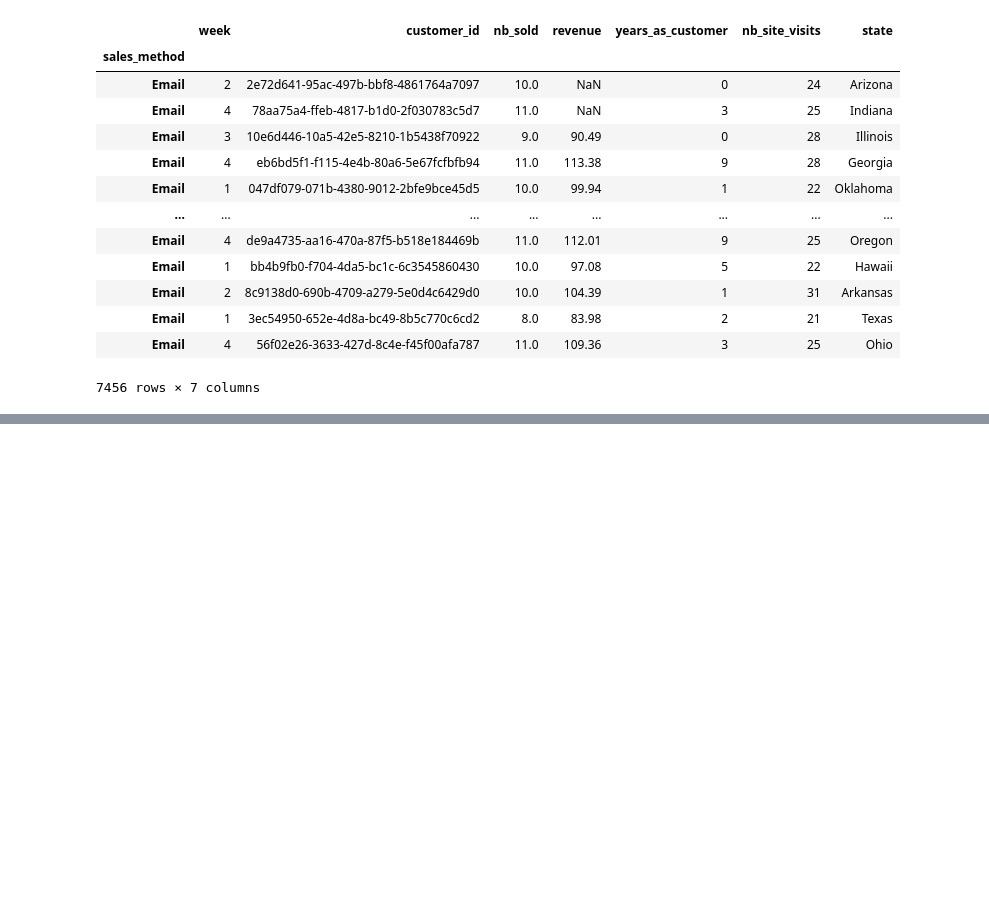
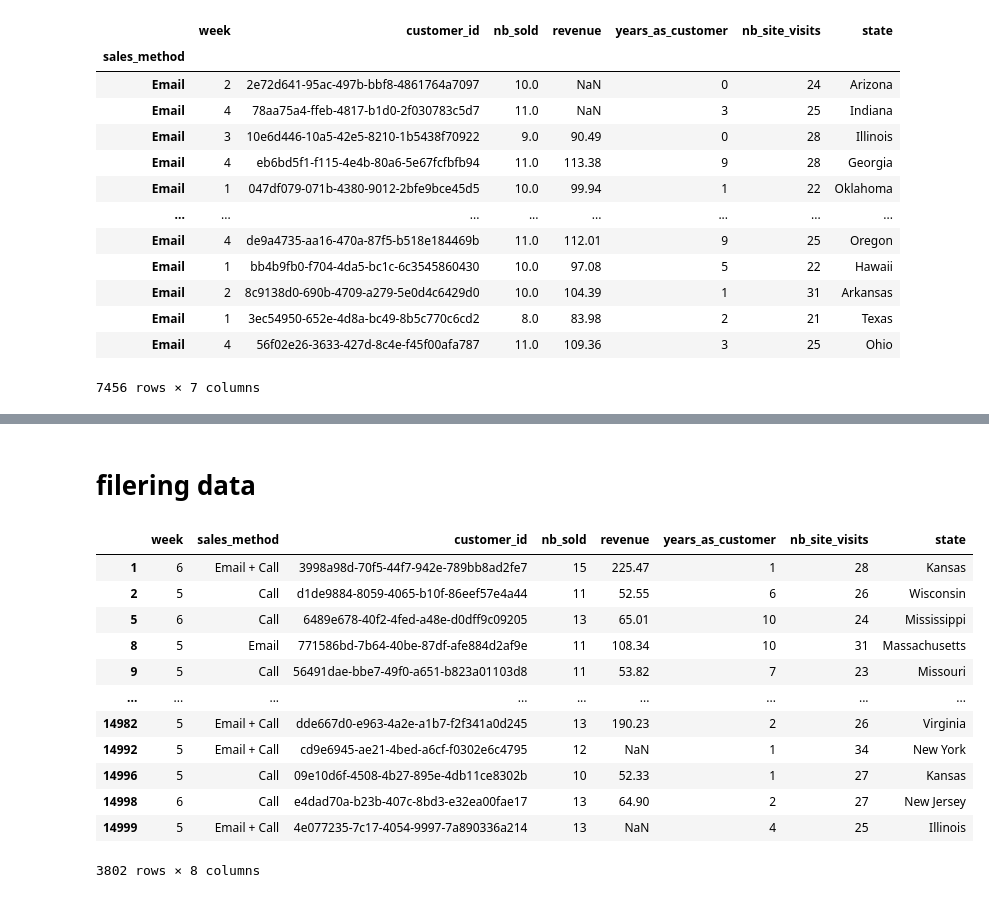
Before and after one commit to Femiolajide/Note, a Jupyter notebook: pop.ipynb, the cells around one changed output, grey strips where cells are left out. Drawn from its saved outputs; the diff is of its cells as text; code cells hidden in the pictures; blank space fills up the shorter version.

```diff
--- a/pop.ipynb
+++ b/pop.ipynb
@@ -386,0 +530,20 @@ data1.set_index("sales_method").loc["Email",:]
+# %% [markdown]
+# filering data
+# %%
+# method 1
+cond_wk_grater_than_4 = data1["week"] > 4
+data1[cond_wk_grater_than_4]
+# %% [output]
+|  | week | sales_method | customer_id | nb_sold | revenue | years_as_customer | nb_site_visits | state |
+| 1 | 6 | Email + Call | 3998a98d-70f5-44f7-942e-789bb8ad2fe7 | 15 | 225.47 | 1 | 28 | Kansas |
+| 2 | 5 | Call | d1de9884-8059-4065-b10f-86eef57e4a44 | 11 | 52.55 | 6 | 26 | Wisconsin |
+| 5 | 6 | Call | 6489e678-40f2-4fed-a48e-d0dff9c09205 | 13 | 65.01 | 10 | 24 | Mississippi |
+| 8 | 5 | Email | 771586bd-7b64-40be-87df-afe884d2af9e | 11 | 108.34 | 10 | 31 | Massachusetts |
+| 9 | 5 | Call | 56491dae-bbe7-49f0-a651-b823a01103d8 | 11 | 53.82 | 7 | 23 | Missouri |
+| ... | ... | ... | ... | ... | ... | ... | ... | ... |
+| 14982 | 5 | Email + Call | dde667d0-e963-4a2e-a1b7-f2f341a0d245 | 13 | 190.23 | 2 | 26 | Virginia |
+| 14992 | 5 | Email + Call | cd9e6945-ae21-4bed-a6cf-f0302e6c4795 | 12 | NaN | 1 | 34 | New York |
+| 14996 | 5 | Call | 09e10d6f-4508-4b27-895e-4db11ce8302b | 10 | 52.33 | 1 | 27 | Kansas |
+| 14998 | 6 | Call | e4dad70a-b23b-407c-8bd3-e32ea00fae17 | 13 | 64.90 | 2 | 27 | New Jersey |
+| 14999 | 5 | Email + Call | 4e077235-7c17-4054-9997-7a890336a214 | 13 | NaN | 4 | 25 | Illinois |
+3802 rows × 8 columns
```
Also changed, not shown: parts of 38 cells of this notebook.
